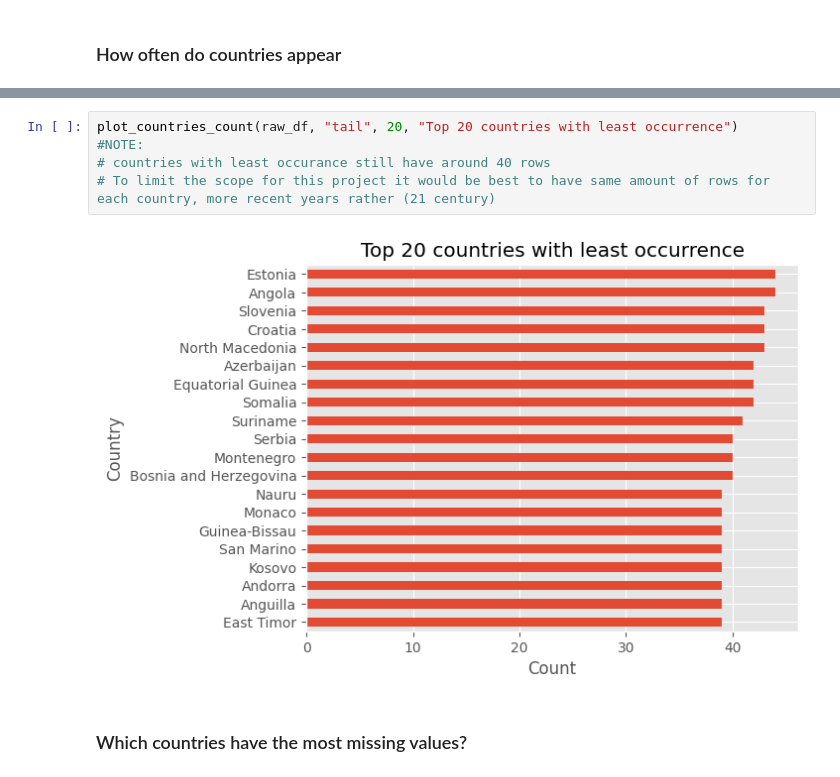
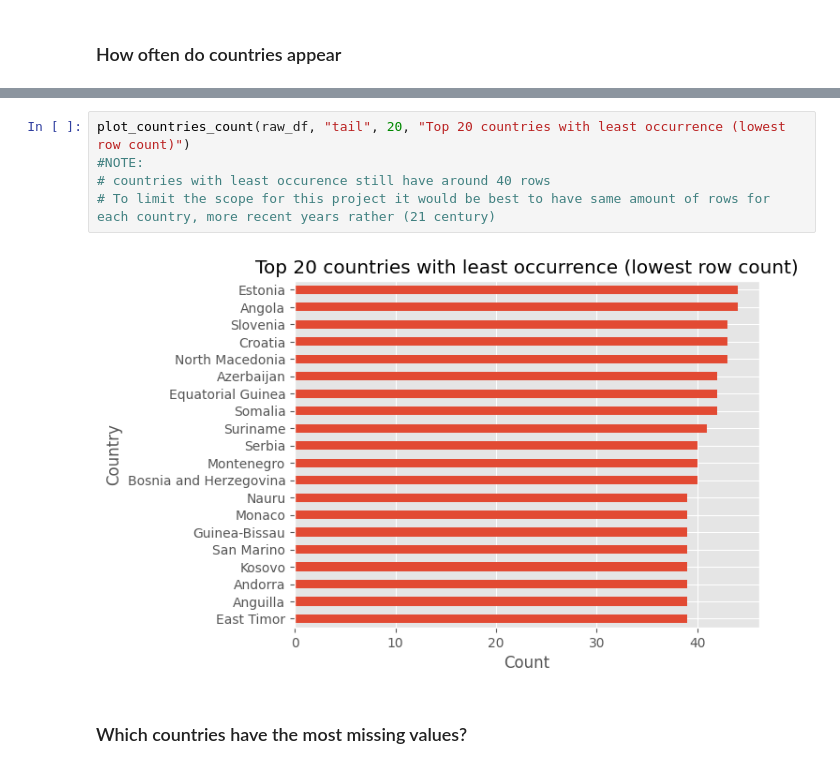
Before and after one commit to HamzahFayad/master_thesis_child_mortality, a Jupyter notebook: 01_notebooks/0_data_raw_analysis.ipynb, the cells around one changed output, grey strips where cells are left out. Cells and saved outputs as stored; diff of their text form.

```diff
--- a/01_notebooks/0_data_raw_analysis.ipynb
+++ b/01_notebooks/0_data_raw_analysis.ipynb
@@ -79,10 +79,10 @@ plot_countries_count(raw_df, "head", 20, "Top 20 countries with most occurance")
 # %%
-plot_countries_count(raw_df, "tail", 20, "Top 20 countries with least occurrence")
+plot_countries_count(raw_df, "tail", 20, "Top 20 countries with least occurrence (lowest row count)")
 #NOTE:
-# countries with least occurance still have around 40 rows
+# countries with least occurence still have around 40 rows
 # To limit the scope for this project it would be best to have same amount of rows for each country, more recent years rather (21 century)
 # %% [output]
-[figure, old version]
+[figure, new version]
 # %% [markdown]
 ### Which countries have the most missing values?
 # %%
```
Also changed, not shown: parts of 8 cells of this notebook, 9 other files.
